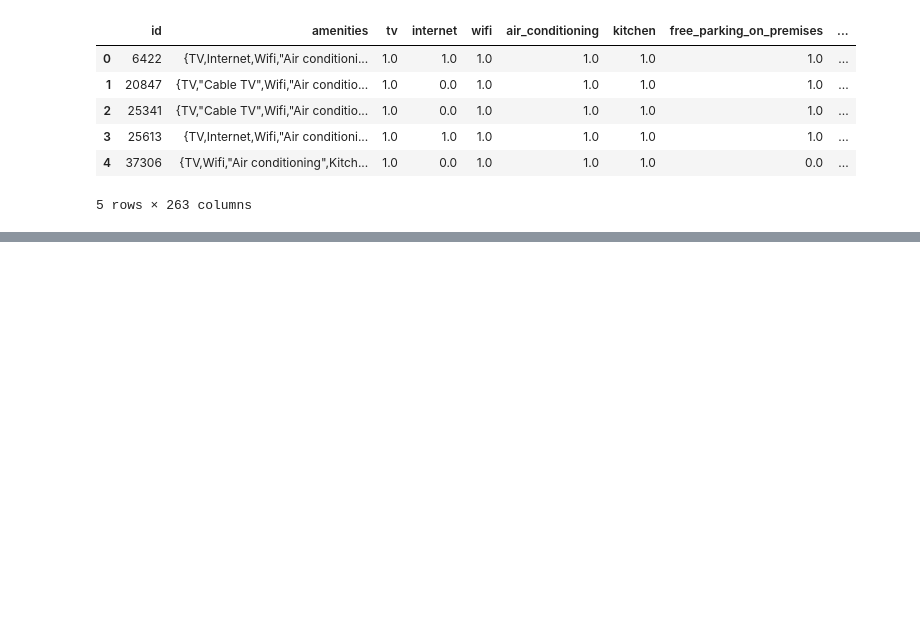
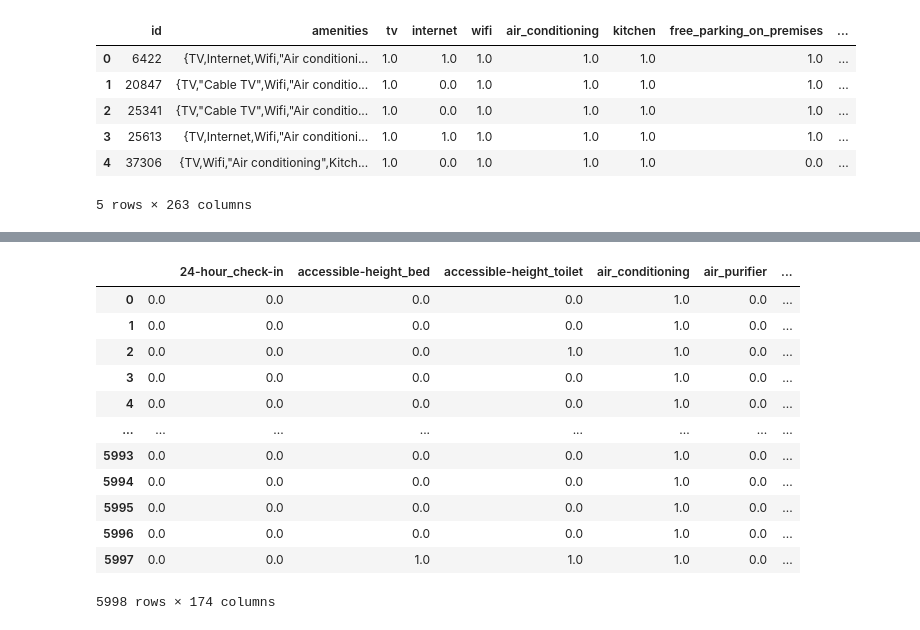
Before and after one commit to whitneylosinski/Eat.Sleep.Data, a Jupyter notebook: Parsed_Amenities.ipynb, the cells around one changed output, grey strips where cells are left out. Drawn from its saved outputs; the diff is of its cells as text; code cells hidden in the pictures; blank space fills up the shorter version.

Commit message:
added code to merge duplicate columns and remove variables with low frequency and save to csv

```diff
--- a/Parsed_Amenities.ipynb
+++ b/Parsed_Amenities.ipynb
@@ -43,3 +54,8 @@ amenities_df.head()
 | 3 | 25613 | {TV,Internet,Wifi,"Air conditioni... | 1.0 | 1.0 | 1.0 | 1.0 | 1.0 | 1.0 | ... |
 | 4 | 37306 | {TV,Wifi,"Air conditioning",Kitch... | 1.0 | 0.0 | 1.0 | 1.0 | 1.0 | 0.0 | ... |
 5 rows × 263 columns
+# %%
+# the previous cell produces duplicate column names as some did not have the"in front of them to start so now we have internet in twice etc
+# this will merge matching columns - I tested that the columns did not have duplicate values when grouping them
+
+df_test_groupby= amenities_df.groupby(lambda x:x,axis=1).sum()
@@ -45,0 +72,17 @@ amenities_df.head()
+# %%
+df_test_groupby.drop('amenities',axis=1,inplace=True)
+df_test_groupby
+# %% [output]
+|  |  | 24-hour_check-in | accessible-height_bed | accessible-height_toilet | air_conditioning | air_purifier | ... |
+| 0 | 0.0 | 0.0 | 0.0 | 0.0 | 1.0 | 0.0 | ... |
+| 1 | 0.0 | 0.0 | 0.0 | 0.0 | 1.0 | 0.0 | ... |
+| 2 | 0.0 | 0.0 | 0.0 | 1.0 | 1.0 | 0.0 | ... |
+| 3 | 0.0 | 0.0 | 0.0 | 0.0 | 1.0 | 0.0 | ... |
+| 4 | 0.0 | 0.0 | 0.0 | 0.0 | 1.0 | 0.0 | ... |
+| ... | ... | ... | ... | ... | ... | ... | ... |
+| 5993 | 0.0 | 0.0 | 0.0 | 0.0 | 1.0 | 0.0 | ... |
+| 5994 | 0.0 | 0.0 | 0.0 | 0.0 | 1.0 | 0.0 | ... |
+| 5995 | 0.0 | 0.0 | 0.0 | 0.0 | 1.0 | 0.0 | ... |
+| 5996 | 0.0 | 0.0 | 0.0 | 0.0 | 1.0 | 0.0 | ... |
+| 5997 | 0.0 | 0.0 | 1.0 | 1.0 | 1.0 | 0.0 | ... |
+5998 rows × 174 columns
```
Also changed, not shown: parts of 8 cells of this notebook, 2 other files.
